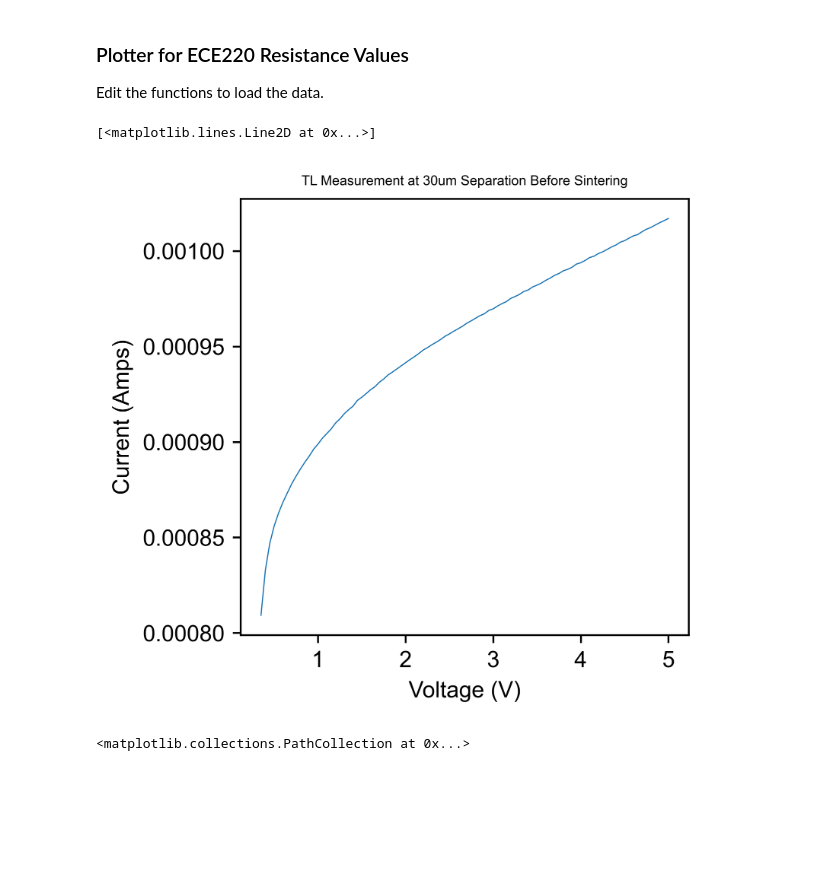
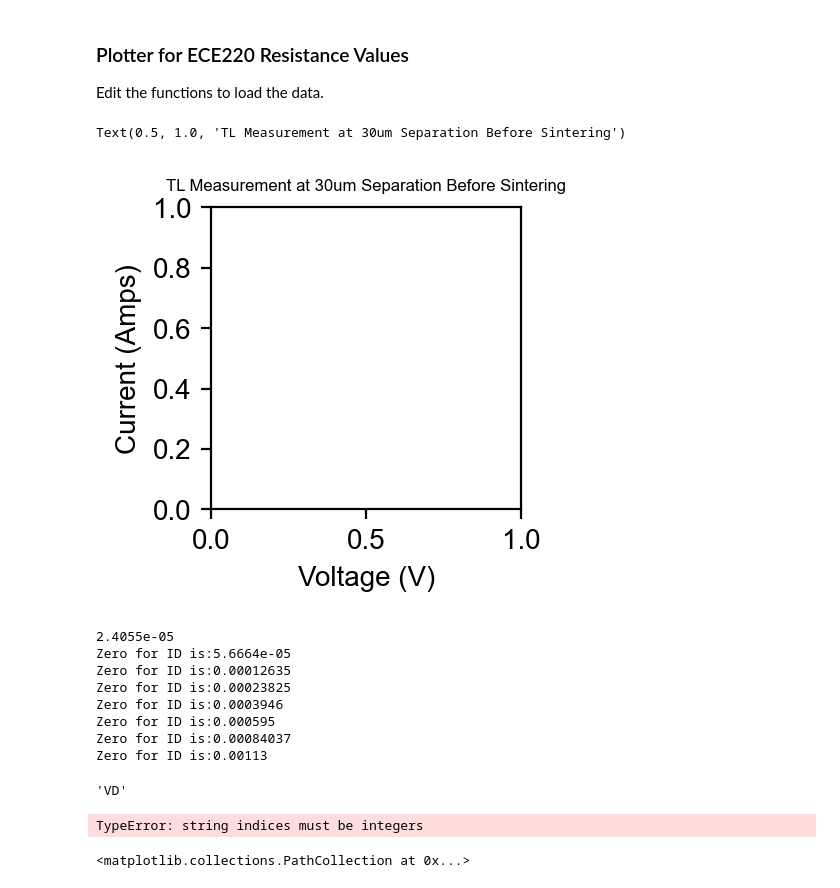
Before and after one commit to danielespo/ece220, a Jupyter notebook: Full_MOSFET/Resistor Dat Solver.ipynb, the cells around one changed output. Saved outputs shown, nothing was run; the diff lists cells and outputs as text; code cells hidden in the pictures; blank space fills up the shorter version.

```diff
--- a/Full_MOSFET/Resistor Dat Solver.ipynb
+++ b/Full_MOSFET/Resistor Dat Solver.ipynb
@@ -45,18 +77,46 @@ Edit the functions to load the data.
 # %%
 mpl.rcParams['pdf.fonttype'] = 42
 mpl.rcParams['ps.fonttype'] = 42
 mpl.rcParams['font.family'] = 'Arial'
 
-plt.figure(figsize=(3.54,3.54), dpi=600)
+plt.figure(figsize=(2,2), dpi=200)
 
 plt.xlabel('Voltage (V)', fontsize=10)
 plt.ylabel('Current (Amps)', fontsize=10)
 plt.title('TL Measurement at 30um Separation Before Sintering', fontsize=6)
-
-plt.plot(df['VD'],df['ID5'],linewidth=0.5)
 # %% [output]
-[<matplotlib.lines.Line2D at 0x...>]
+Text(0.5, 1.0, 'TL Measurement at 30um Separation Before Sintering')
-[figure, old version]
+[figure, new version]
+# %%
+i = 0
+maxn = 8
+while i < maxn:
+    if i == 0:
+        print('Zero for ID is:' + str(df['ID'+str(i+1)][i]))
+        i = i +1
+        continue
+    print('Zero for ID is:' + str(df['ID'+str(i+1)][i]))
+    i = i +1
+# %% [output]
+2.4055e-05
+Zero for ID is:5.6664e-05
+Zero for ID is:0.00012635
+Zero for ID is:0.00023825
+Zero for ID is:0.0003946
+Zero for ID is:0.000595
+Zero for ID is:0.00084037
+Zero for ID is:0.00113
+# %%
+data
+# %% [output]
+'VD'
+# %%
+for i, df in enumerate(data):
+    x = df['VD']
+    y = df['ID'+i]
+    plt.plot(x,y,linewidth=0.5,zorder=1, label = "ID"+i)
+# %% [output]
+TypeError: string indices must be integers
 # %%
 #DONE Make a resistance calculator using two points in that graph (or more), save to a csv, then plot said csv below
 # V/I = R
```
Also changed, not shown: parts of 4 cells of this notebook.
